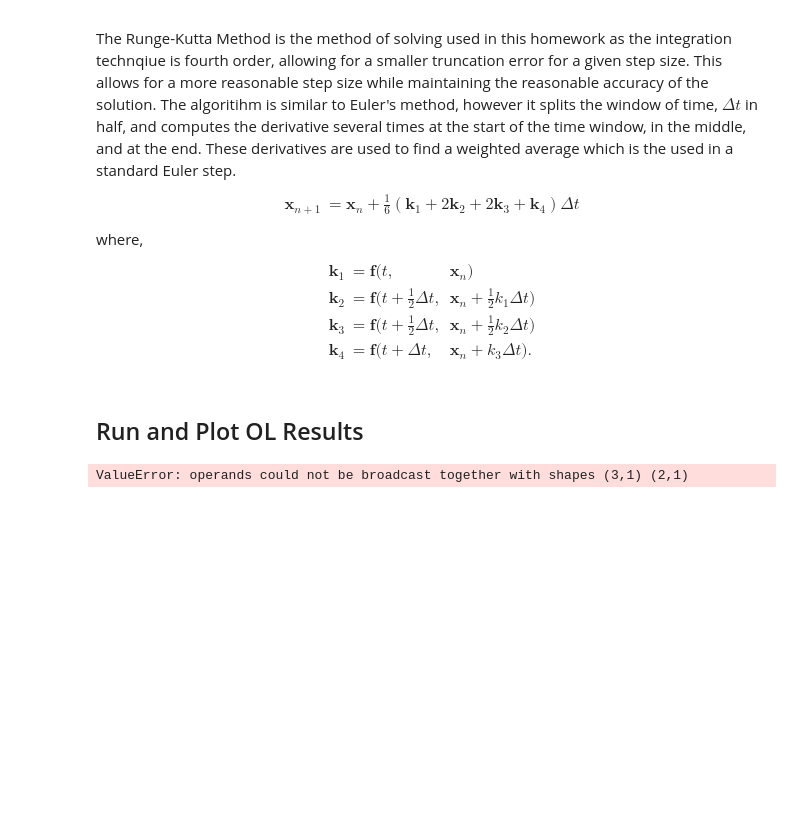
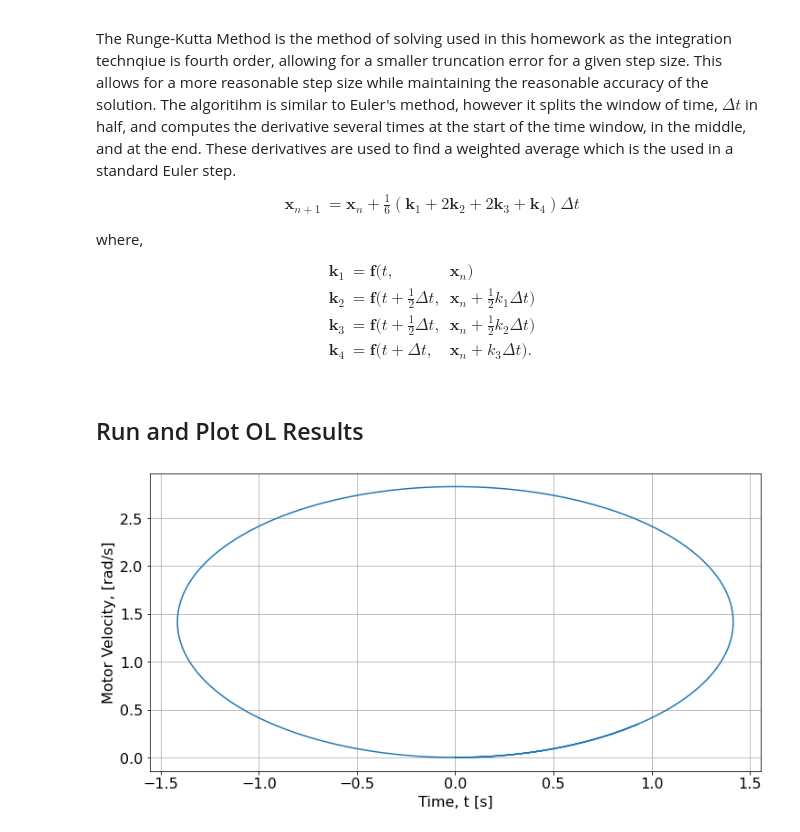
Before and after one commit to tanno1/ME405, a Jupyter notebook: Hw0x03 - System Modeling/Hw0x03_tanner_main.ipynb, the cells around one changed output. Cells and saved outputs as stored; diff of their text form; code cells hidden in the pictures; blank space fills up the shorter version.

```diff
--- a/Hw0x03 - System Modeling/Hw0x03_tanner_main.ipynb
+++ b/Hw0x03 - System Modeling/Hw0x03_tanner_main.ipynb
@@ -118,14 +98,27 @@ def system_eqn_ol(t, x):
                     vector for a given simulation step
     '''
 
-    # Constant input angular velocity for op[en loop]
-    u = array([ [0], [5], ]);
+    # input radius and desired tangential speed of robot
+    R_path = 4
+    V_tan  = 2
 
-    # state equations
-    xd =  A@x+B@u;
+    phi_dot_robot = V_tan/R_path
+    phi = x[2]
 
-    # output Equations
-    y  =  C@x+D@u;
+    thd_right = (V_tan + (phi_dot_robot*L)) / R_path
+    thd_left  = (V_tan - (phi_dot_robot*L)) / R_path
+
+    X_R_dot = (R/2)*cos(phi)*(thd_right + thd_left)
+    Y_R_dot = (R/2)*sin(phi)*(thd_right + thd_left)
+
+    xd = array([    [X_R_dot],
+                    [Y_R_dot],
+                    [phi_dot_robot] ])
+
+    # y = [ x, y, theta ]
+    y     = array([ [x[0]],
+                    [x[1]],
+                    [x[2]] ])
 
     return xd, y
 # %% [markdown]
@@ -147,7 +140,7 @@ $$
 $$
 # %%
 def ruku4(fcn, x_0, tspan, tstep):
-    '''!@brief        Implements a first-order forward euler solver
+    '''!@brief        Implements a fourth order runge-kutta solver
         @param fcn    A function handle to the function to solve
         @param x_0    The initial value of the state vector
         @param tspan  A span of time over which to solve the system specified as a list
@@ -167,7 +160,9 @@ def ruku4(fcn, x_0, tspan, tstep):
 
     # preallocate an array of zeros to store output values
     yout = zeros([len(tout),r])
+
     # initialize output array with initial state vecotr
+    xout[0][:] = x_0.T
 
     # iterate through algorithim, but stop one cycle early as the algorithim predicts one cycle ahead
     for n in range(len(tout)):
@@ -179,14 +174,14 @@ def ruku4(fcn, x_0, tspan, tstep):
         t = tout[n]
 
         # evaluate the f(n) handle at the preszent time with the present value of the state vector to compute the derivate
-        k1, y = fcn( t, x )
-        k2, y = fcn( t+.5*tstep, x+.5*k1*tstep )
-        k3, y = fcn( t+.5*tstep, x+.5*k2*tstep )
-        k4, y = fcn( t+tstep,    x+k3*tstep )
+        k1, y_1 = fcn( t, x )
+        k2, y_2 = fcn( t+.5*tstep, x+.5*k1*tstep )
+        k3, y_3 = fcn( t+.5*tstep, x+.5*k2*tstep )
+        k4, y_4 = fcn( t+tstep,    x+k3*tstep )
 
         # apply the update rule for RK4 method
-        xout[n+1]   = xout[n] + (1/6)*(k1 + 2*k2 + 2*k3 + k4)*tstep
-        yout[n]     = y.T
+        xout[n+1]   = xout[n] + (1/6)*(k1 + 2*k2 + 2*k3 + k4).T*tstep
+        yout[n]     = y_1.T
 
     return tout, yout
 # %% [markdown]
@@ -194,18 +189,18 @@ def ruku4(fcn, x_0, tspan, tstep):
 # %%
 # initial conditions
 x_0 = array([ [0],
               [0],
               [0] ])
 # Solve the open loop system over a 0.1 second time window with 1 ms steps
-t_OL, y_OL = ruku4(system_eqn_ol, x_0, [0, 0.1], 1e-6)
+t_OL, y_OL = ruku4(system_eqn_ol, x_0, [0, 14], 1e-2)
 
 # Enlarge font size
 rc('font', **{'size'   : 16})
 
 pyplot.figure(figsize=(12,6))
-pyplot.plot(t_OL, y_OL[:,1])
+pyplot.plot(y_OL[:,0], y_OL[:,1])
 pyplot.xlabel('Time, t [s]')
 pyplot.ylabel('Motor Velocity, [rad/s]')
 pyplot.grid()
 # %% [output]
-ValueError: operands could not be broadcast together with shapes (3,1) (2,1)
+[figure, added]
```
Also changed, not shown: parts of 2 cells of this notebook, 1 other file.
